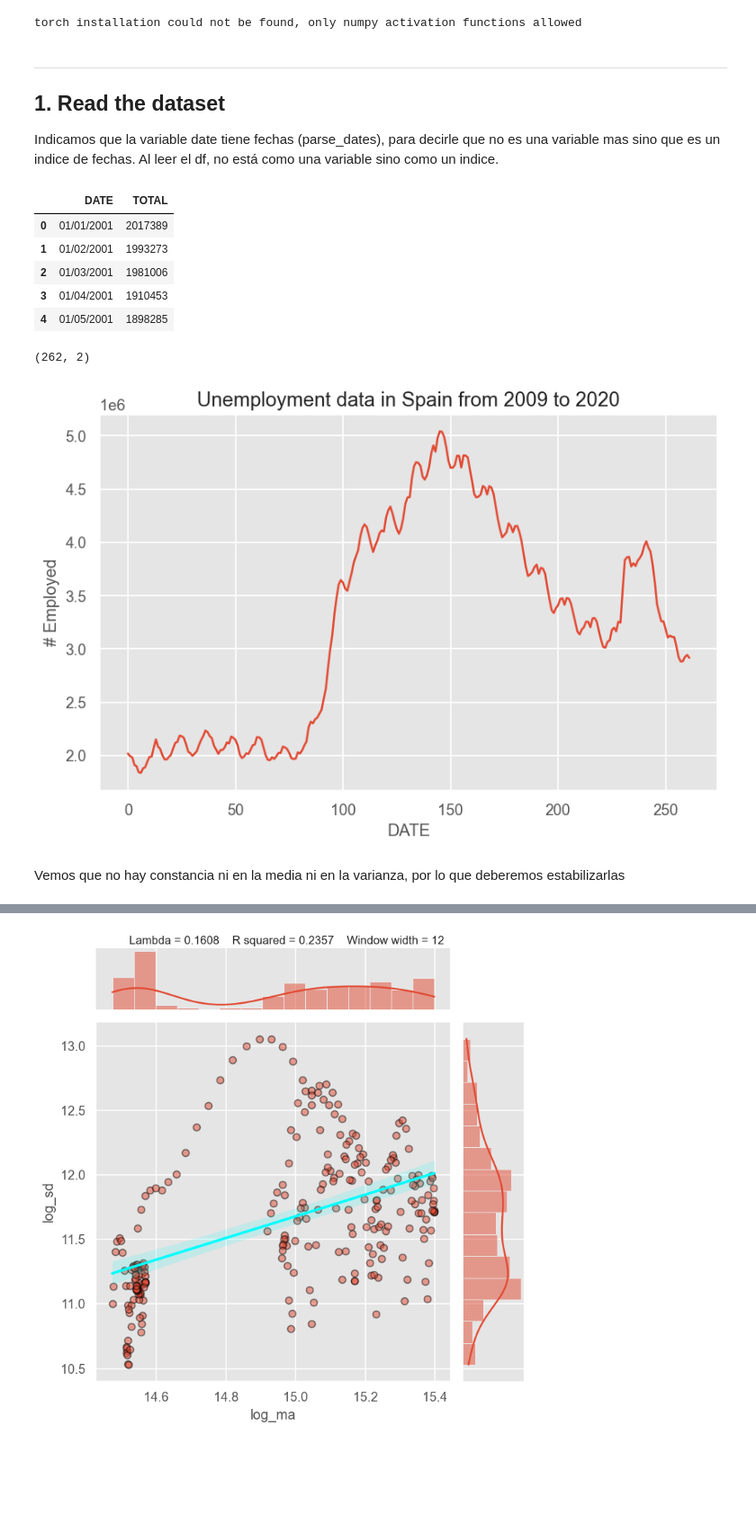
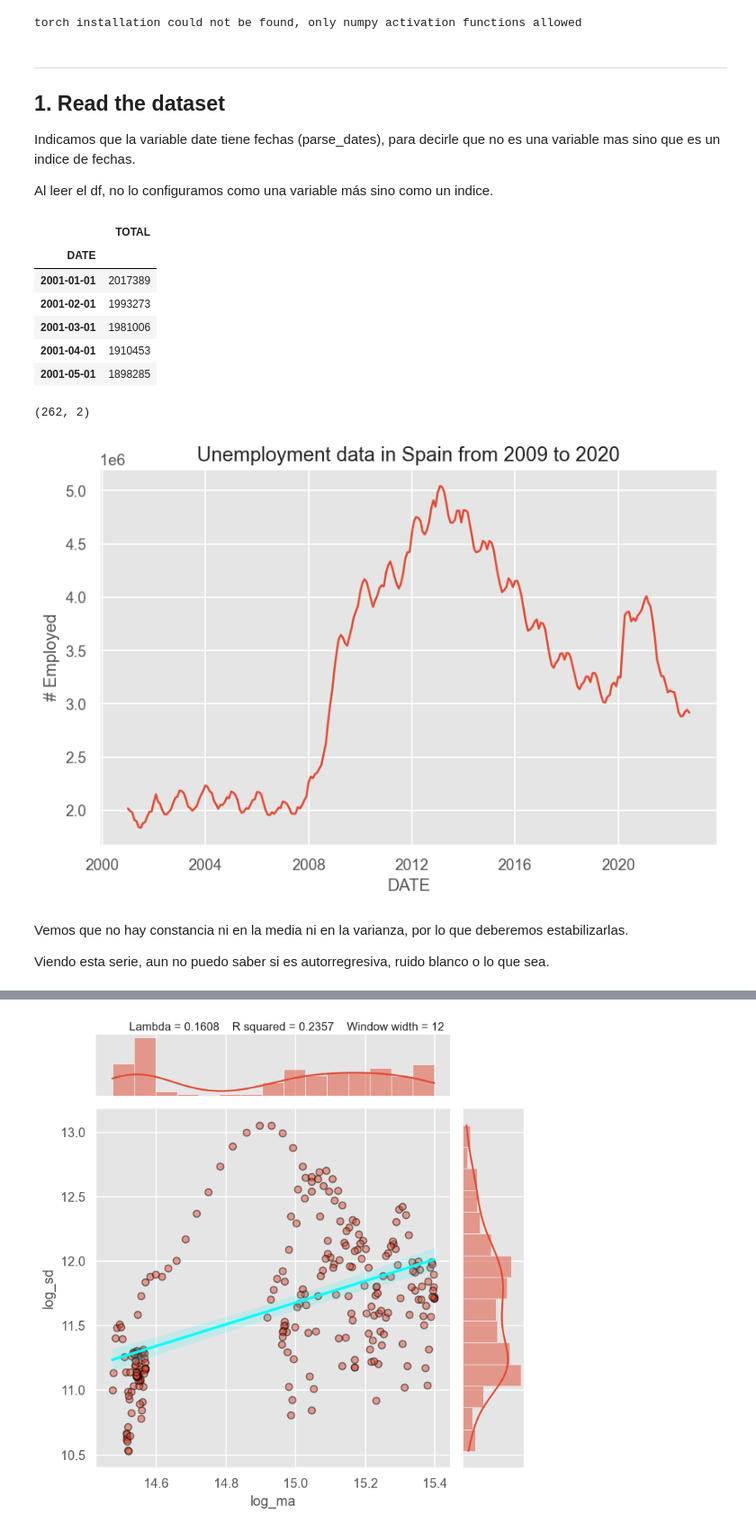
Before and after one commit to MartaSimon/ML_A2, a Jupyter notebook: scriptMarta.ipynb, the cells around one changed output, grey strips where cells are left out. Shown at 90% size. Drawn from its saved outputs; the diff is of its cells as text; code cells hidden in the pictures; blank space fills up the shorter version.

```diff
--- a/scriptMarta.ipynb
+++ b/scriptMarta.ipynb
@@ -53,21 +70,24 @@ torch installation could not be found, only numpy activation functions allowed
 ---
 ## 1. Read the dataset
 
-Indicamos que la variable date tiene fechas (parse_dates), para decirle que no es una variable mas sino que es un indice de fechas. Al leer el df, no está como una variable sino como un indice.
+Indicamos que la variable date tiene fechas (parse_dates), para decirle que no es una variable mas sino que es un indice de fechas.
+
+Al leer el df, no lo configuramos como una variable más sino como un indice.
 # %%
 # Import data
 dateparse = lambda x :datetime.strptime(x ,"%d/%m/%Y")
 
-df = pd.read_csv('UnemploymentSpain.dat',sep='\t')#, parse_dates=['DATE'], dayfirst=True, date_parser=dateparse, index_col='DATE')
+df = pd.read_csv('UnemploymentSpain.dat',sep='\t', parse_dates=['DATE'], dayfirst=True, date_parser=dateparse, index_col='DATE')
 
 df.head()
 # %% [output]
-|  | DATE | TOTAL |
-| 0 | 01/01/2001 | 2017389 |
-| 1 | 01/02/2001 | 1993273 |
-| 2 | 01/03/2001 | 1981006 |
-| 3 | 01/04/2001 | 1910453 |
-| 4 | 01/05/2001 | 1898285 |
+|  | TOTAL |
+| DATE |  |
+| 2001-01-01 | 2017389 |
+| 2001-02-01 | 1993273 |
+| 2001-03-01 | 1981006 |
+| 2001-04-01 | 1910453 |
+| 2001-05-01 | 1898285 |
 # %%
 df.shape
 # %% [output]
@@ -79,7 +99,9 @@ ax.plot('TOTAL', data=df)
 ax.set(title='Unemployment data in Spain from 2009 to 2020', xlabel='DATE', ylabel='# Employed')
 plt.show()
 # %% [output]
-[figure, old version]
+[figure, new version]
 # %% [markdown]
-Vemos que no hay constancia ni en la media ni en la varianza, por lo que deberemos estabilizarlas
+Vemos que no hay constancia ni en la media ni en la varianza, por lo que deberemos estabilizarlas.
+
+Viendo esta serie, aun no puedo saber si es autorregresiva, ruido blanco o lo que sea.
 # %%
```
Also changed, not shown: parts of 29 cells of this notebook.
